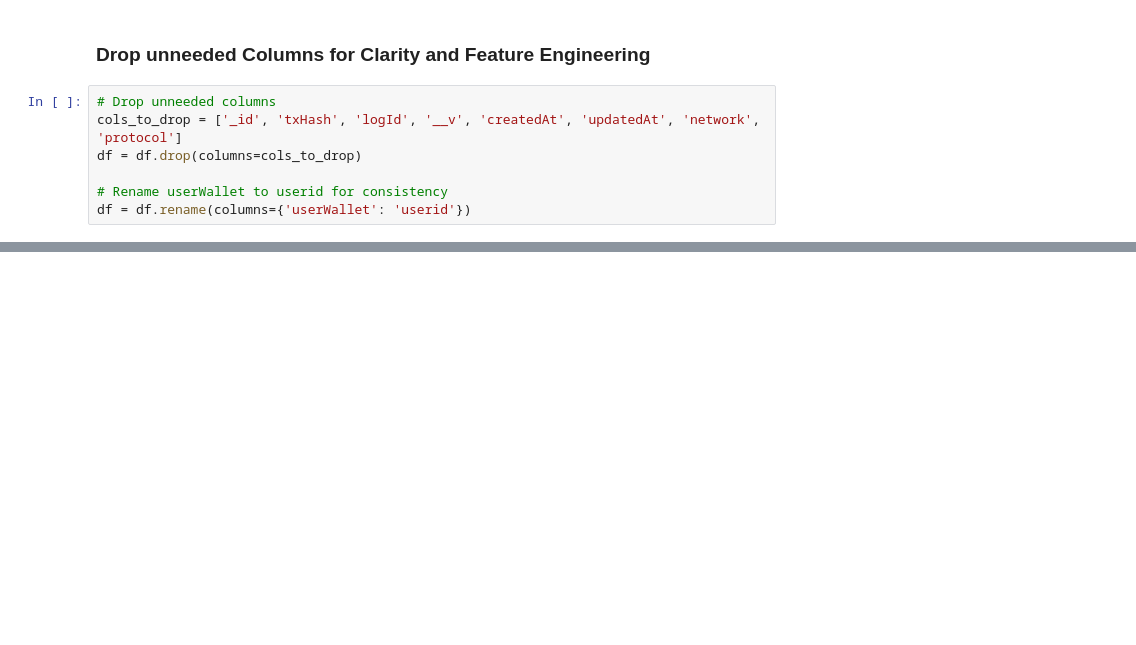
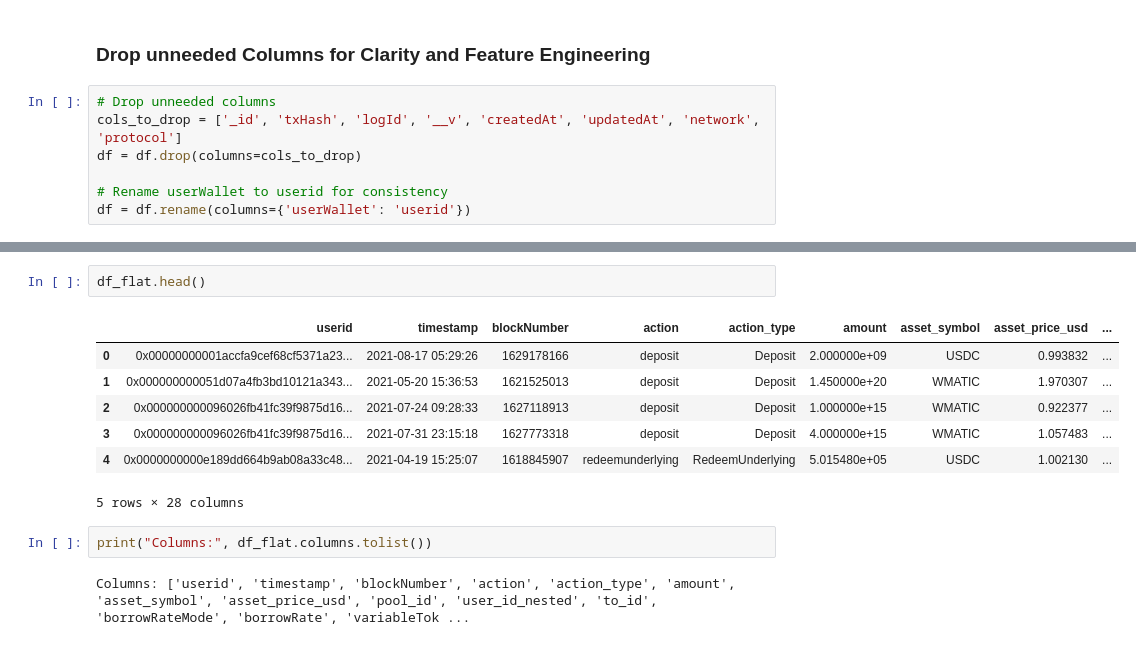
Before and after one commit to cesardushime/aave-credit-scoring, a Jupyter notebook: notebooks/data_cleaning.ipynb, the cells around one changed output, grey strips where cells are left out. Cells and saved outputs as stored; diff of their text form; blank space fills up the shorter version.

```diff
--- a/notebooks/data_cleaning.ipynb
+++ b/notebooks/data_cleaning.ipynb
@@ -189,0 +233,14 @@ Columns: ['userid', 'timestamp', 'blockNumber', 'action', 'actionData']
+# %%
+df_flat.head()
+# %% [output]
+|  | userid | timestamp | blockNumber | action | action_type | amount | asset_symbol | asset_price_usd | ... |
+| 0 | 0x00000000001accfa9cef68cf5371a23... | 2021-08-17 05:29:26 | 1629178166 | deposit | Deposit | 2.000000e+09 | USDC | 0.993832 | ... |
+| 1 | 0x000000000051d07a4fb3bd10121a343... | 2021-05-20 15:36:53 | 1621525013 | deposit | Deposit | 1.450000e+20 | WMATIC | 1.970307 | ... |
+| 2 | 0x000000000096026fb41fc39f9875d16... | 2021-07-24 09:28:33 | 1627118913 | deposit | Deposit | 1.000000e+15 | WMATIC | 0.922377 | ... |
+| 3 | 0x000000000096026fb41fc39f9875d16... | 2021-07-31 23:15:18 | 1627773318 | deposit | Deposit | 4.000000e+15 | WMATIC | 1.057483 | ... |
+| 4 | 0x0000000000e189dd664b9ab08a33c48... | 2021-04-19 15:25:07 | 1618845907 | redeemunderlying | RedeemUnderlying | 5.015480e+05 | USDC | 1.002130 | ... |
+5 rows × 28 columns
+# %%
+print("Columns:", df_flat.columns.tolist())
+# %% [output]
+Columns: ['userid', 'timestamp', 'blockNumber', 'action', 'action_type', 'amount', 'asset_symbol', 'asset_price_usd', 'pool_id', 'user_id_nested', 'to_id', 'borrowRateMode', 'borrowRate', 'variableTok ...
```
Also changed, not shown: parts of 11 cells of this notebook.
